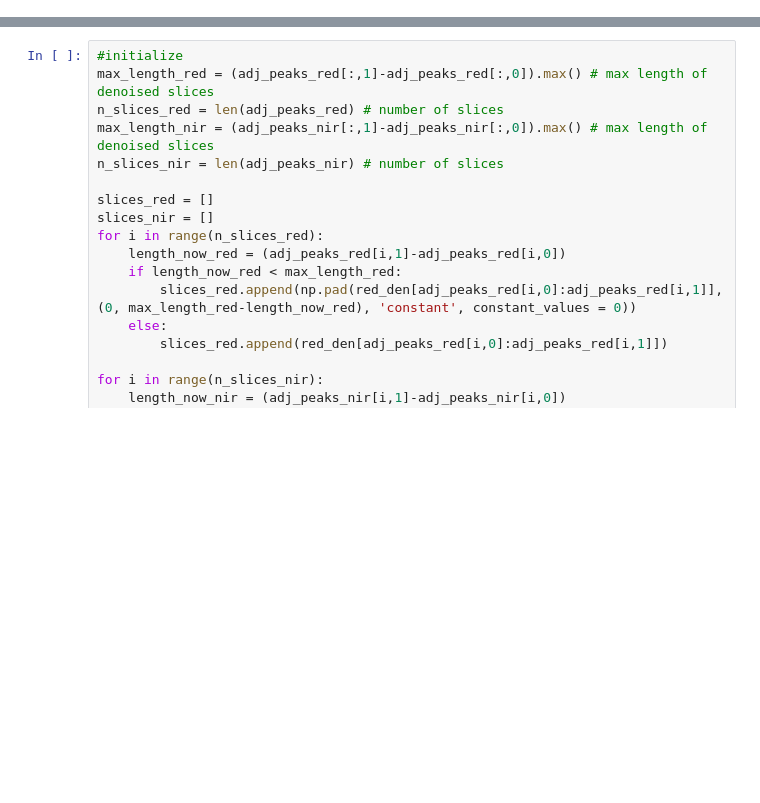
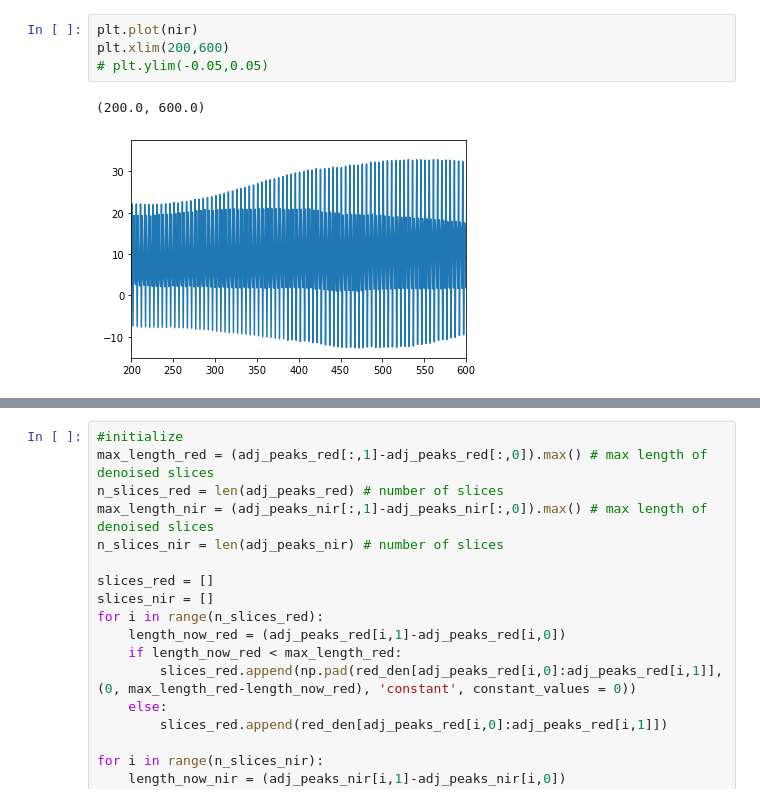
Before and after one commit to Zehao-x/diabetes_classification, a Jupyter notebook: glucose detection.ipynb, the cells around one changed output, grey strips where cells are left out. Saved outputs shown, nothing was run; the diff lists cells and outputs as text; blank space fills up the shorter version.

```diff
--- a/glucose detection.ipynb
+++ b/glucose detection.ipynb
@@ -40,3 +48,10 @@ nir_offset_s = 0.006
 nir = pv[int(nir_offset_s*f_s):-1:int(increment_s*f_s)]
 decompose_series = seasonal_decompose(nir, model='additive',period=100)
 nir_den = det_sea(nir)
+# %%
+plt.plot(nir)
+plt.xlim(200,600)
+# plt.ylim(-0.05,0.05)
+# %% [output]
+(200.0, 600.0)
+[figure, added]
```
Also changed, not shown: parts of 15 cells of this notebook.
